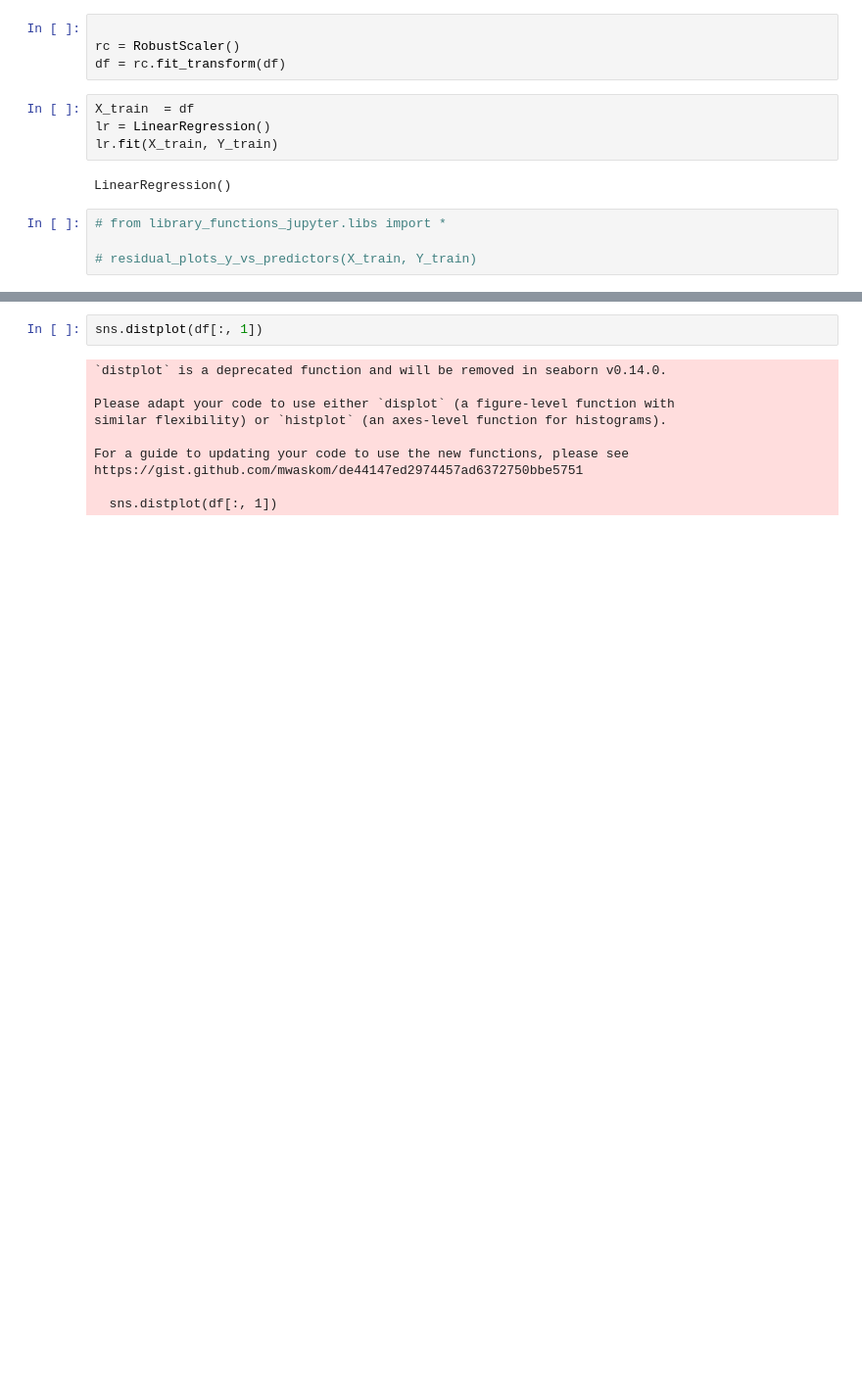
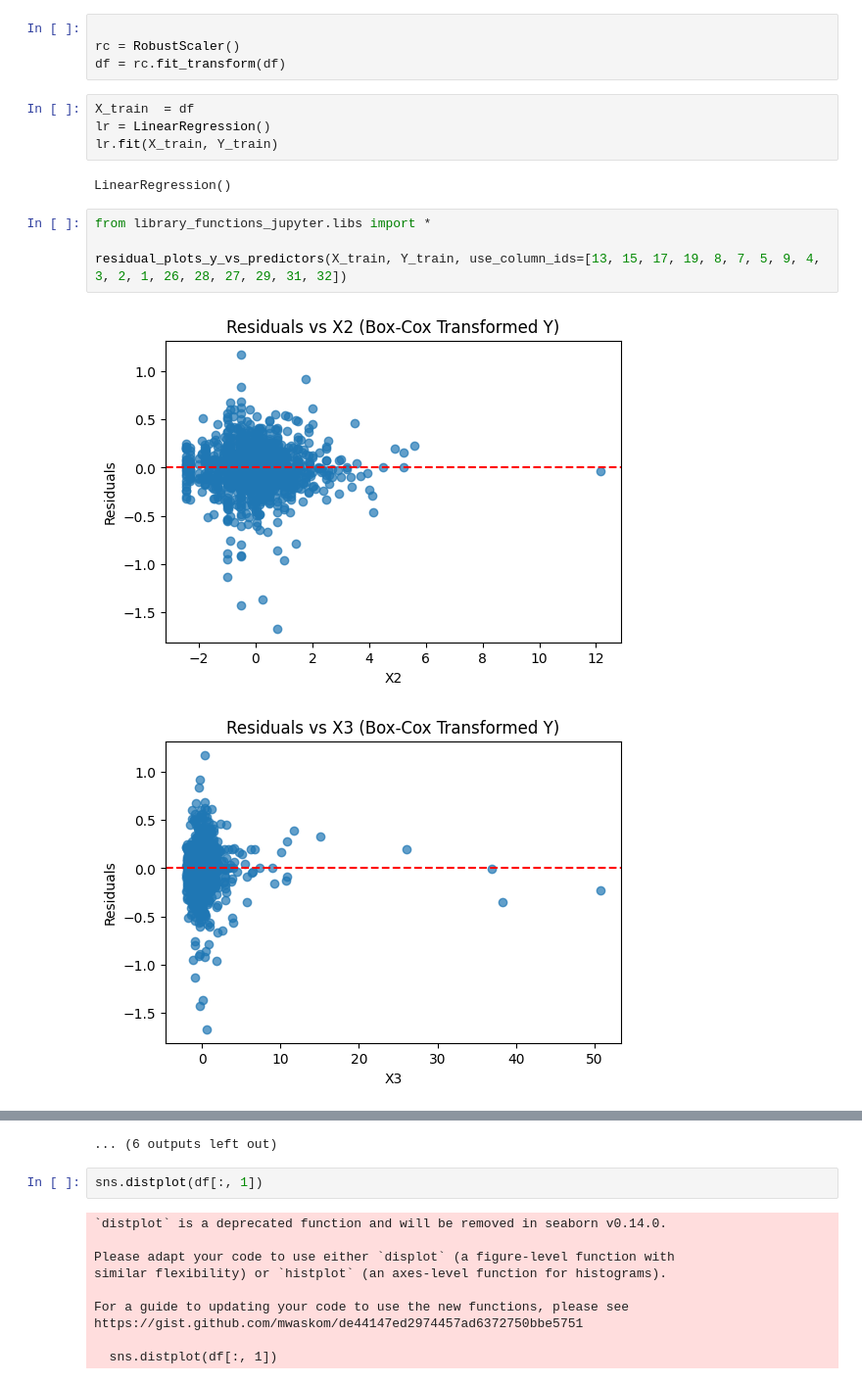
Before and after one commit to creatovolve/Linear-Regression-with-Feature-Transformation, a Jupyter notebook: Linear_Regression_Housing_Price_Prediction.ipynb, the cells around one changed output, grey strips where cells are left out. Shown at 98% size. Drawn from its saved outputs; the diff is of its cells as text; blank space fills up the shorter version.

```diff
--- a/Linear_Regression_Housing_Price_Prediction.ipynb
+++ b/Linear_Regression_Housing_Price_Prediction.ipynb
@@ -254,7 +254,10 @@ lr = LinearRegression()
 lr.fit(X_train, Y_train)
 # %% [output]
 LinearRegression()
-# %%
-# from library_functions_jupyter.libs import *
-
-# residual_plots_y_vs_predictors(X_train, Y_train)
+# %%
+from library_functions_jupyter.libs import *
+
+residual_plots_y_vs_predictors(X_train, Y_train, use_column_ids=[13, 15, 17, 19, 8, 7, 5, 9, 4, 3, 2, 1, 26, 28, 27, 29, 31, 32])
+# %% [output]
+[figure, added]
+[figure, added]
@@ -261,3 +274,4 @@ LinearRegression()
+... (6 outputs left out)
 # %%
 sns.distplot(df[:, 1])
 # %% [output]
```
Also changed, not shown: parts of 2 cells of this notebook, 3 other files.
